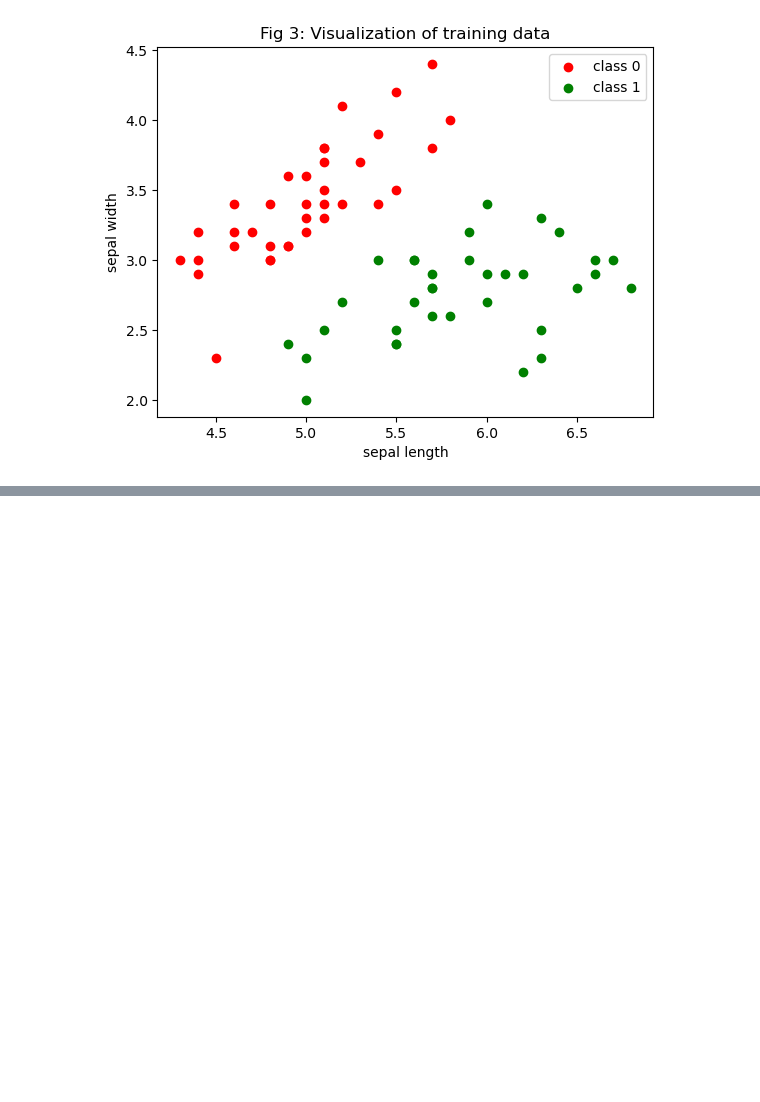
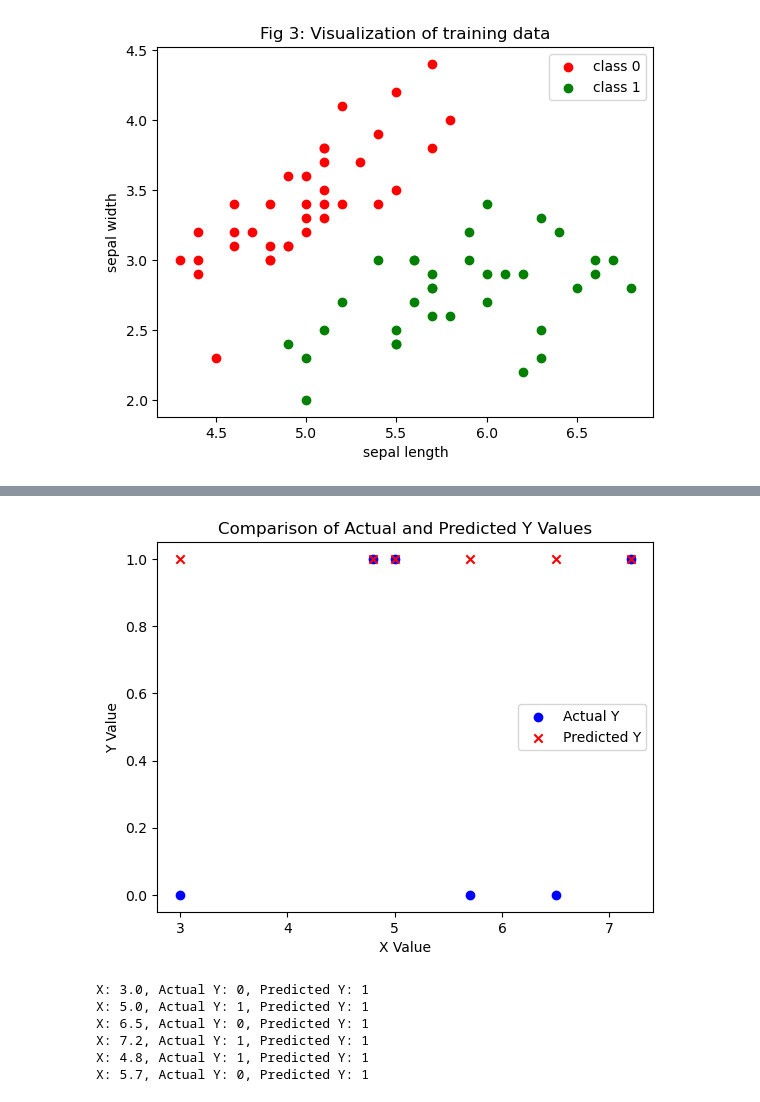
Before and after one commit to vipulcvaru/ML_HandsOnJourney, a Jupyter notebook: Logistic regression.ipynb, the cells around one changed output, grey strips where cells are left out. Drawn from its saved outputs; the diff is of its cells as text; code cells hidden in the pictures; blank space fills up the shorter version.

Commit message:
2-Machine learning model changes

```diff
--- a/Logistic regression.ipynb
+++ b/Logistic regression.ipynb
@@ -180,0 +201,48 @@ test misclassification percentage = 0.0 %
+# %%
+# Example: Assuming you have an array of outside data points
+outside_data = [
+    (3.0, 0),   # Example data point with x=3.0 and actual y=0
+    (5.0, 1),   # Example data point with x=5.0 and actual y=1
+    (6.5, 0),   # Example data point with x=6.5 and actual y=0
+    (7.2, 1),   # Example data point with x=7.2 and actual y=1
+    (4.8, 1),   # Example data point with x=4.8 and actual y=1
+    (5.7, 0),   # Example data point with x=5.7 and actual y=0
+]
+
+# Lists to store x values, actual y values, and predicted y values
+x_values = []
+actual_y_values = []
+predicted_y_values = []
+
+# Iterate through outside data points and predict
+for x, actual_y in outside_data:
+    # Predict y value using the trained model
+    predicted_y = model.predict([[x, actual_y]])  # Provide both x and y as features
+
+    # Append values to the lists
+    x_values.append(x)
+    actual_y_values.append(actual_y)
+    predicted_y_values.append(predicted_y[0])
+
+# Create a scatter plot
+plt.figure()
+plt.scatter(x_values, actual_y_values, c='blue', label='Actual Y', marker='o')
+plt.scatter(x_values, predicted_y_values, c='red', label='Predicted Y', marker='x')
+plt.xlabel('X Value')
+plt.ylabel('Y Value')
+plt.title('Comparison of Actual and Predicted Y Values')
+plt.legend()
+plt.show()
+# %% [output]
+[figure, added]
+# %%
+# Print all the values
+for x, actual_y, predicted_y in zip(x_values, actual_y_values, predicted_y_values):
+    print(f"X: {x}, Actual Y: {actual_y}, Predicted Y: {predicted_y}")
+# %% [output]
+X: 3.0, Actual Y: 0, Predicted Y: 1
+X: 5.0, Actual Y: 1, Predicted Y: 1
+X: 6.5, Actual Y: 0, Predicted Y: 1
+X: 7.2, Actual Y: 1, Predicted Y: 1
+X: 4.8, Actual Y: 1, Predicted Y: 1
+X: 5.7, Actual Y: 0, Predicted Y: 1
```
Also changed, not shown: parts of 11 cells of this notebook, 2 other files.
